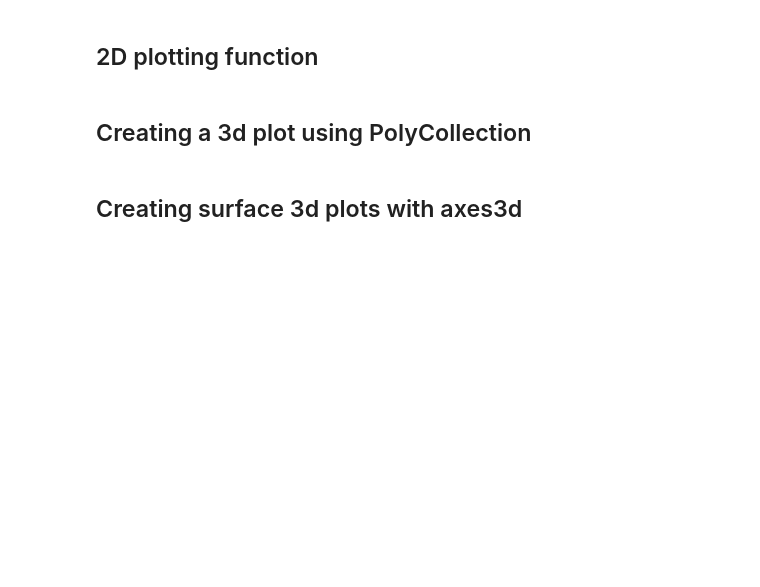
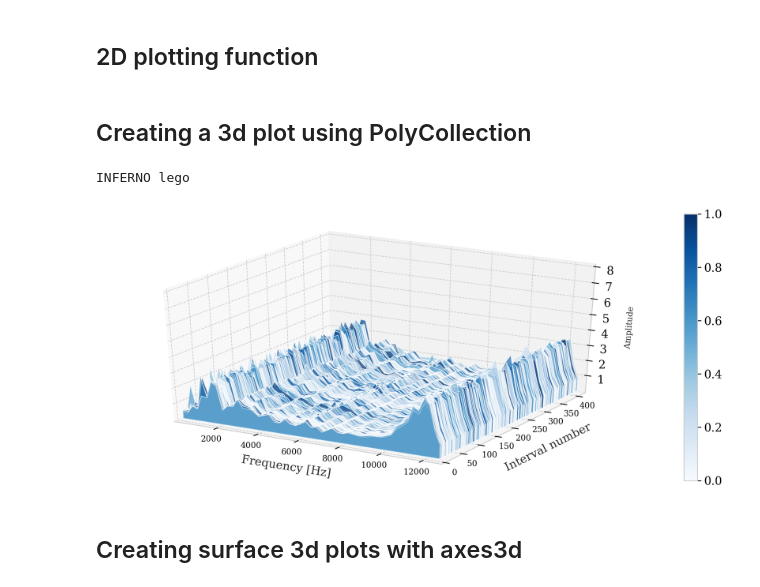
Before and after one commit to StianIsmar/master-thesis, a Jupyter notebook: src/data_processing/RMS_bins_3D_plots.ipynb, the cells around one changed output. Drawn from its saved outputs; the diff is of its cells as text; code cells hidden in the pictures; blank space fills up the shorter version.

Commit message:
Power output is represented in colour

```diff
--- a/src/data_processing/RMS_bins_3D_plots.ipynb
+++ b/src/data_processing/RMS_bins_3D_plots.ipynb
@@ -234,36 +230,57 @@ def print3d_with_poly_collection(x,y,z,color_alt,average_powers, cm_style='Blues
 
     elif color_alt == 'color_alt4':
         print("INFERNO lego")
         cmap = cm.get_cmap(cm_style)
         # inferno
         norm = [float(i)/sum(average_powers) for i in average_powers]
         col = [cmap(x) for x in np.random.rand(amp_data.shape[1])]
         poly = PolyCollection(verts, facecolors = col)
 
     else:
 
         poly = PolyCollection(verts)
 
 
     # facecolors = col
     # facecolors = ['r', 'g', 'c', 'y','r', 'g', 'c', 'y','r', 'g', 'c']
     poly.set_alpha(0.7)
     # poly.set_cmap('blues')
 
     # The zdir keyword makes it plot the "z" vertex dimension (radius)
     # along the y axis. The zs keyword sets each polygon at the
     # correct radius value.
     ax.add_collection3d(poly, zs=rad_data, zdir='y')
 
     ax.set_xlim3d(freq_data.min(), freq_data.max())
 
-    ax.set_xlabel('Frequency')
+    ax.set_xlabel('Frequency [Hz]',labelpad=10)
     ax.set_ylim3d(rad_data.min(), rad_data.max())
-    ax.set_ylabel('Radius')
+    ax.set_ylabel('Interval number',labelpad=10)
     # ax.set_zlim3d(amp_data.min(), amp_data.max())
     ax.set_zlim3d(amp_data.min(), 8)
-    ax.set_zlabel('Amplitude')
+    ax.set_zlabel('Amplitude',fontsize = 10)
+    sm = plt.cm.ScalarMappable(cmap=cmap)
+    sm.set_array([])
+    cb = plt.colorbar(sm);
+    ticklabs = cb.ax.get_yticklabels()
+    plt.xticks(fontsize=10)
+    plt.yticks(fontsize=10)
+    ax.tick_params(axis='both', which='major', pad=1)
+    # plt.zticks(fontsize=10)
+
+
     plt.show()
+
+print3d_with_poly_collection(freqs_wt01,
+                             interval_nums_wt01,
+                             rms_amplitudes_wt01,
+                             'color_alt4',
+                             avg_powers_wt01,
+                             'Blues',
+                             False)
+# %% [output]
+INFERNO lego
+[figure, added]
 # %%
 # Remove spikes that seem unnaturally large (by inspection). From the 3D plots,
 # one can see that the spikes show up "randomly". They are therefore filtered away
```
Also changed, not shown: parts of 3 cells of this notebook.
